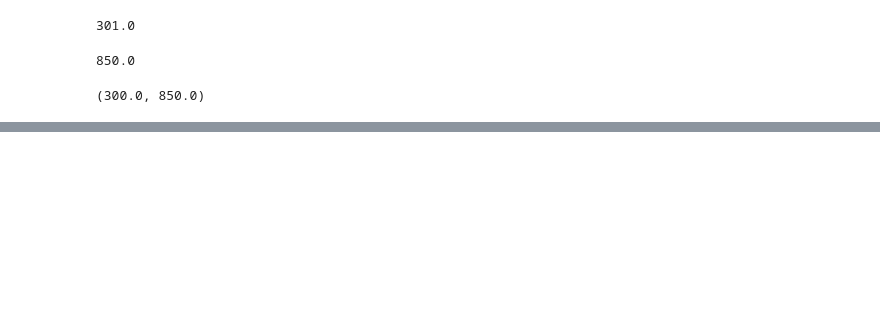
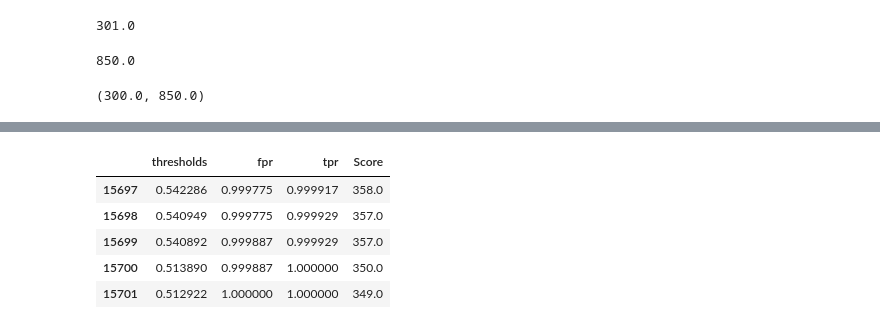
Before and after one commit to Jestefano/credit-scoring-logistic, a Jupyter notebook: notebooks/07 Scorecard.ipynb, the cells around one changed output, grey strips where cells are left out. Drawn from its saved outputs; the diff is of its cells as text; code cells hidden in the pictures; blank space fills up the shorter version.

```diff
--- a/notebooks/07 Scorecard.ipynb
+++ b/notebooks/07 Scorecard.ipynb
@@ -194,0 +205,18 @@ df_scorecard.groupby('Original feature name')['Score - Final'].min().sum(), df_s
+# %%
+fpr, tpr, thresholds = roc_curve(y_test.y_test,y_test.pred_2)
+df_cutoffs = pd.concat([pd.DataFrame(thresholds), pd.DataFrame(fpr), pd.DataFrame(tpr)], axis = 1)
+df_cutoffs.columns = ['thresholds', 'fpr', 'tpr']
+df_cutoffs.loc[0,'thresholds'] = 1 - 1/np.power(10,16)
+
+df_cutoffs['Score'] = ((np.log(df_cutoffs['thresholds'] / (1 - df_cutoffs['thresholds'])) - min_sum_coef) * ((max_score - min_score) / (max_sum_coef - min_sum_coef)) + min_score).round()
+df_cutoffs.loc[0,'Score'] = max_score
+
+df_cutoffs.head()
+df_cutoffs.tail()
+# %% [output]
+|  | thresholds | fpr | tpr | Score |
+| 15697 | 0.542286 | 0.999775 | 0.999917 | 358.0 |
+| 15698 | 0.540949 | 0.999775 | 0.999929 | 357.0 |
+| 15699 | 0.540892 | 0.999887 | 0.999929 | 357.0 |
+| 15700 | 0.513890 | 0.999887 | 1.000000 | 350.0 |
+| 15701 | 0.512922 | 1.000000 | 1.000000 | 349.0 |
```
Also changed, not shown: parts of 17 cells of this notebook.
